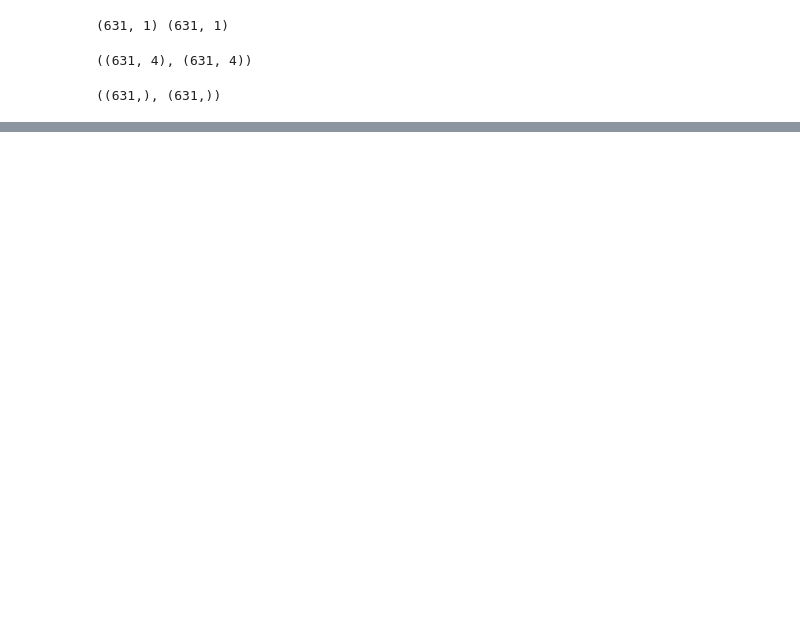
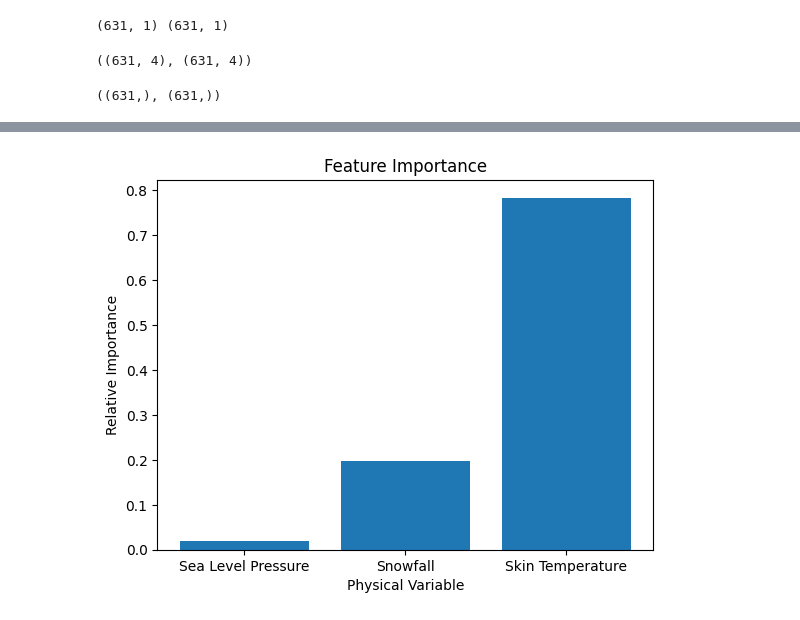
Before and after one commit to hannahzafar/UMDAOSC650, a Jupyter notebook: FinalProject_Zafar.ipynb, the cells around one changed output, grey strips where cells are left out. Cells and saved outputs as stored; diff of their text form; code cells hidden in the pictures; blank space fills up the shorter version.

```diff
--- a/FinalProject_Zafar.ipynb
+++ b/FinalProject_Zafar.ipynb
@@ -686,0 +739,14 @@ scatter_plot(y_true, y_pred)
+# %%
+mse = sklearn.metrics.mean_squared_error
+baseline_score = mse(y_true_train, model.predict(train_generator))
+
+feature_importances = []
+for feature_idx in range(data.shape[1]):
+    data_permuted = data.copy()
+    data_permuted[:, feature_idx] = np.random.permutation(data_permuted[:, feature_idx])
+    generator_permuted = TimeseriesGenerator(data_permuted, target, length=n_input, batch_size=data_permuted.shape[0])
+    permuted_score = mse(y_true_train, model.predict(generator_permuted))
+    feature_importance = baseline_score - permuted_score
+    feature_importances.append(feature_importance)
+
+print(feature_importances)
@@ -686,0 +759,16 @@ scatter_plot(y_true, y_pred)
+# %%
+# Plot
+features = ['Sea Level Pressure', 'Snowfall', 'Skin Temperature']
+
+# Compute relative heights
+total_importance = sum(feature_importances)
+relative_heights = [importance / total_importance for importance in feature_importances]
+
+# Plot histogram
+plt.bar(range(len(feature_importances)), relative_heights,tick_label=features)
+plt.xlabel('Physical Variable')
+plt.ylabel('Relative Importance')
+plt.title('Feature Importance')
+plt.show()
+# %% [output]
+[figure, added]
```
Also changed, not shown: parts of 17 cells of this notebook.
